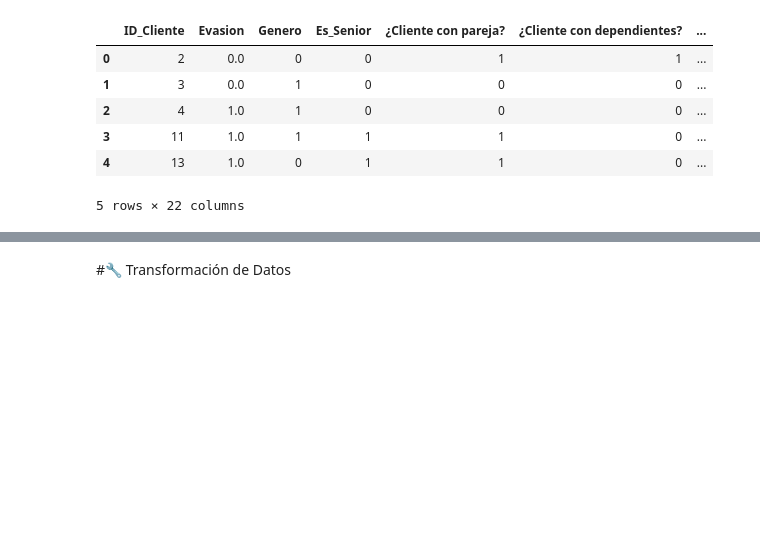
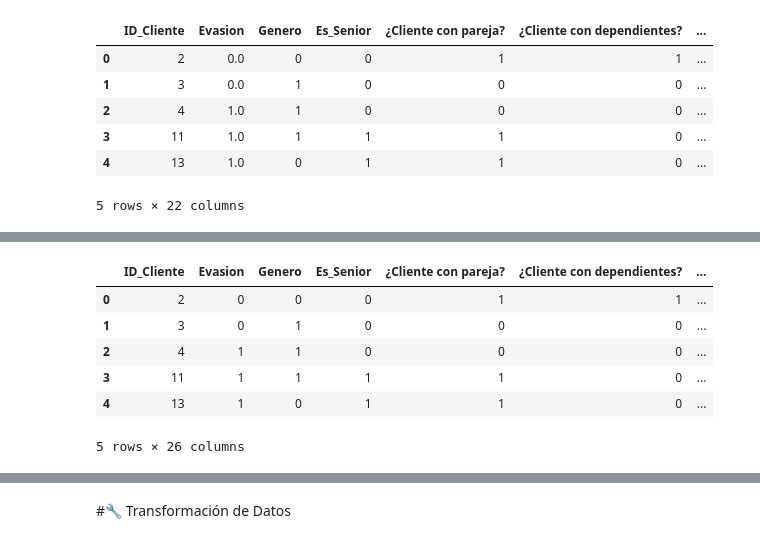
Before and after one commit to Daimond92/TelecomX2-data-science, a Jupyter notebook: Telecom_X.ipynb, the cells around one changed output, grey strips where cells are left out. Drawn from its saved outputs; the diff is of its cells as text; code cells hidden in the pictures; blank space fills up the shorter version.

```diff
--- a/Telecom_X.ipynb
+++ b/Telecom_X.ipynb
@@ -29,0 +63,14 @@ df.head()
+# %%
+# Convertir todas las columnas booleanas a 0 y 1
+df_encoded = df_encoded.astype(int)
+
+# Verificar las primeras filas del dataframe transformado
+df_encoded.head()
+# %% [output]
+|  | ID_Cliente | Evasion | Genero | Es_Senior | ¿Cliente con pareja? | ¿Cliente con dependientes? | ... |
+| 0 | 2 | 0 | 0 | 0 | 1 | 1 | ... |
+| 1 | 3 | 0 | 1 | 0 | 0 | 0 | ... |
+| 2 | 4 | 1 | 1 | 0 | 0 | 0 | ... |
+| 3 | 11 | 1 | 1 | 1 | 1 | 0 | ... |
+| 4 | 13 | 1 | 0 | 1 | 1 | 0 | ... |
+5 rows × 26 columns
```
Also changed, not shown: parts of 23 cells of this notebook.
